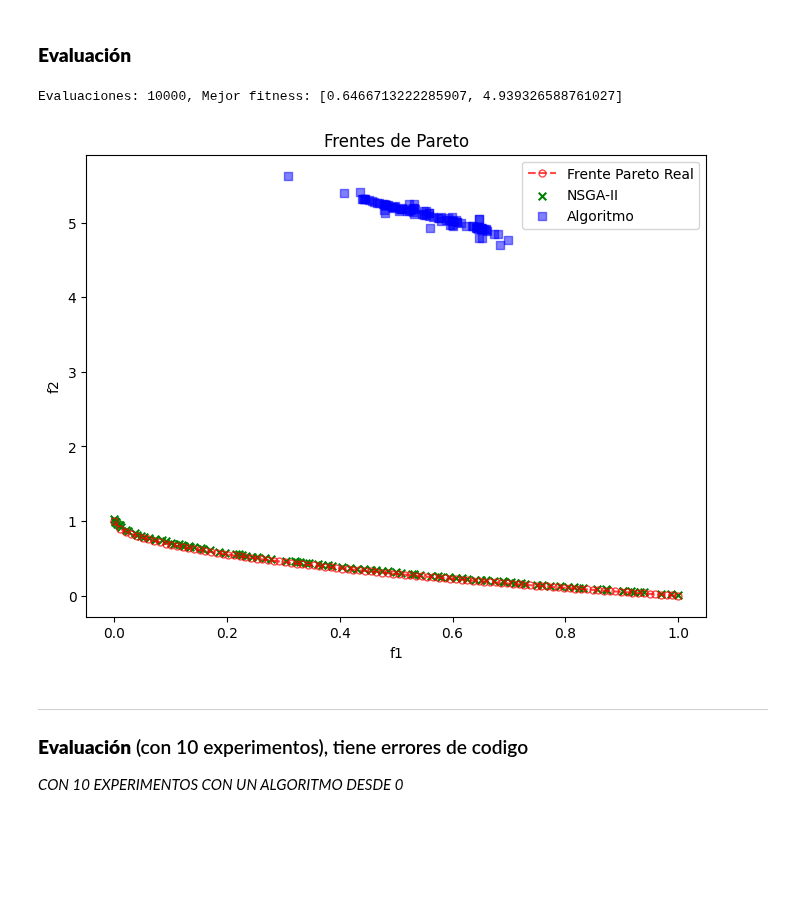
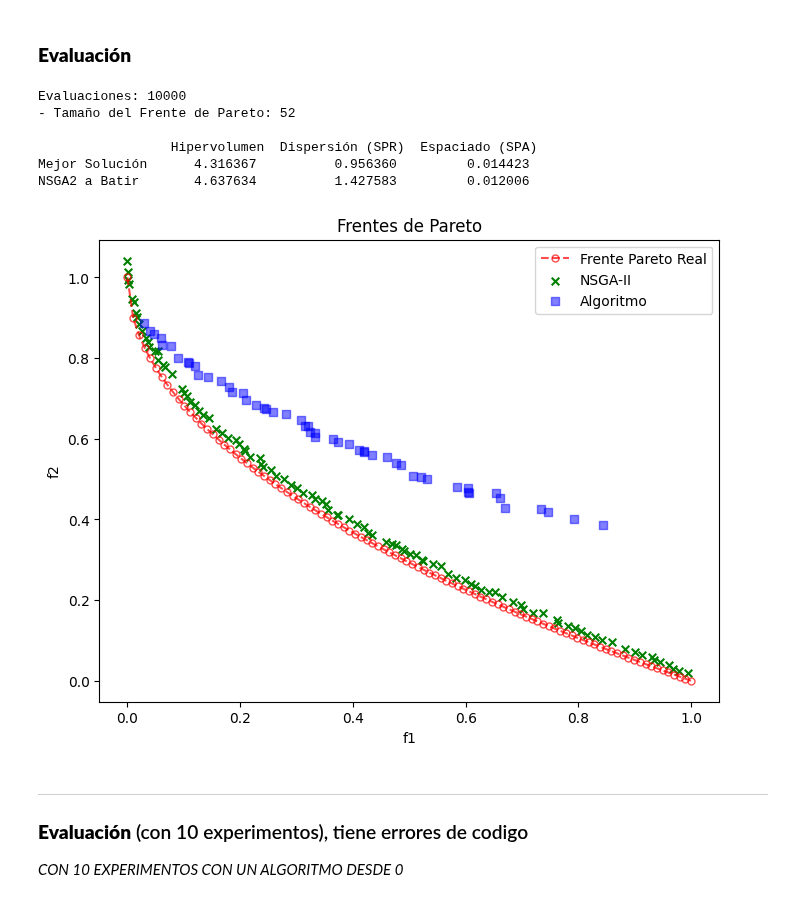
Before and after one commit to JorgeDC01/EMOC, a Jupyter notebook: H2/ZDT1.ipynb, the cells around one changed output. Cells and saved outputs as stored; diff of their text form; code cells hidden in the pictures; blank space fills up the shorter version.

```diff
--- a/H2/ZDT1.ipynb
+++ b/H2/ZDT1.ipynb
@@ -64,8 +67,4 @@ plot_pareto_example(problem, nsga2_pareto, alg_pareto)
 # %%
-from pymoo.indicators.hv import Hypervolume
-import numpy as np
-
-
 def calculate_metrics(front, ref_point):
     """ Calcula las métricas: hipervolumen, dispersión (SPR) y espaciado (SPA). """
     metricHV = Hypervolume(ref_point)
@@ -81,4 +80,12 @@ def calculate_metrics(front, ref_point):
     d = np.linalg.norm(front[:, None, :] - front[None, :, :], axis=-1)
     spa = np.mean(np.min(d + np.diag(np.inf * np.ones(len(d))), axis=1))
     return hv, spr, spa
+
+
+def fitness_zdt1(individual: np.ndarray) -> np.ndarray:
+    f1 = individual[0]
+    g = 1 + 9*np.sum(individual[1:]) / (len(individual)-1)
+    f2 = 1 - np.sqrt(f1 / g )
+
+    return np.array([f1, f2])
 # %%
@@ -283,25 +227,48 @@ def plot_pareto(problem, nsga2_pareto, pop):
 # %%
 ### Inicializar el problema ZDT1 y obtener pareto de NSGA2 para comparar ###
 problem = get_problem("zdt1")
 algorithm = NSGA2(pop_size=100)
-ref_point = [1.1, 1.1]
+ref_point = [1, 5]
 
 if nsga2_pareto is None: nsga2_pareto = minimize(problem, algorithm, ('n_gen', 100), verbose=False)
 
 ### población inicial para ZDT1 ###
-population = create_zdt1_population(N=100)
+population = create_population(100, problem, 30)
 
 ##############################
 ### Llamada Algoritmo ###
 ##############################
 
-result_population = evolve(population, fitness=fitness_zdt1, pmut=0.1, neval=10000, T=2, pcross=0.7, elitism=False, step_size=0.1, local_search_prob=0.1, ls_function=local_search_zdt1)
+result_population = evolve_with_DE(population, fitness=fitness_zdt1, F=0.5, CR=0.9, neval=10000, trace=100)
 
+pareto_front = get_pareto_front(result_population, fitness_zdt1)
+pareto_objectives = np.array([fitness_zdt1(ind) for ind in pareto_front])
+
+print("- Tamaño del Frente de Pareto:", len(pareto_front))
+
+
+####################
+### Métricas ###
+####################
+hv, spr, spa = calculate_metrics(pareto_objectives, ref_point)
+hv_obj, spr_obj, spa_obj = calculate_metrics(nsga2_pareto.F, ref_point)
+
+data = {'Hipervolumen': [hv, hv_obj], 'Dispersión (SPR)': [spr, spr_obj], 'Espaciado (SPA)': [spa, spa_obj]}
+df = pd.DataFrame(data, index=['Mejor Solución', 'NSGA2 a Batir'])
+print(f"\n {df}")
+
+####################
 ### Grafica ###
-plot_pareto(problem, nsga2_pareto, result_population)
+####################
+plot_pareto(problem, nsga2_pareto, pareto_front)
 # %% [output]
-Evaluaciones: 10000, Mejor fitness: [0.6466713222285907, 4.939326588761027]
+Evaluaciones: 10000
+- Tamaño del Frente de Pareto: 52
+
+                 Hipervolumen  Dispersión (SPR)  Espaciado (SPA)
+Mejor Solución      4.316367          0.956360         0.014423
+NSGA2 a Batir       4.637634          1.427583         0.012006
-[figure, old version]
+[figure, new version]
 # %% [markdown]
 ---
 ### **Evaluación** (con 10 experimentos), tiene errores de codigo
```
Also changed, not shown: parts of 11 cells of this notebook.
